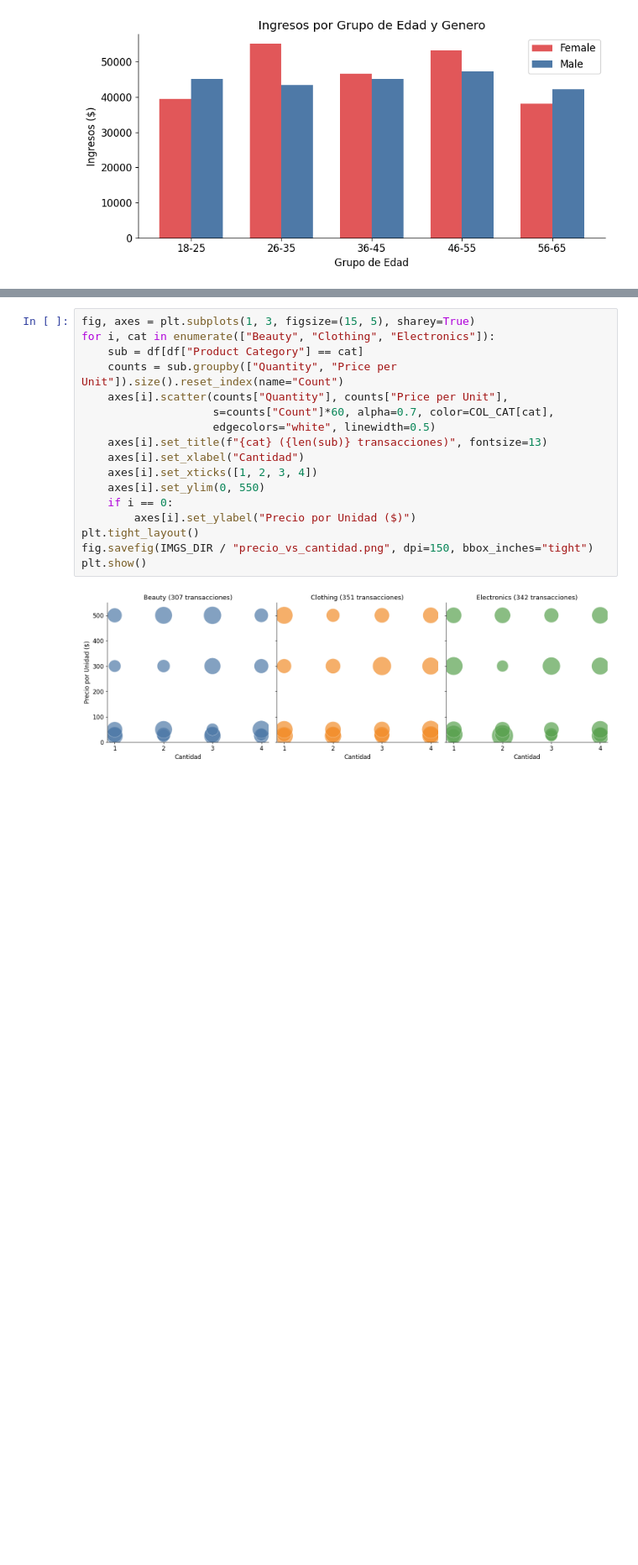
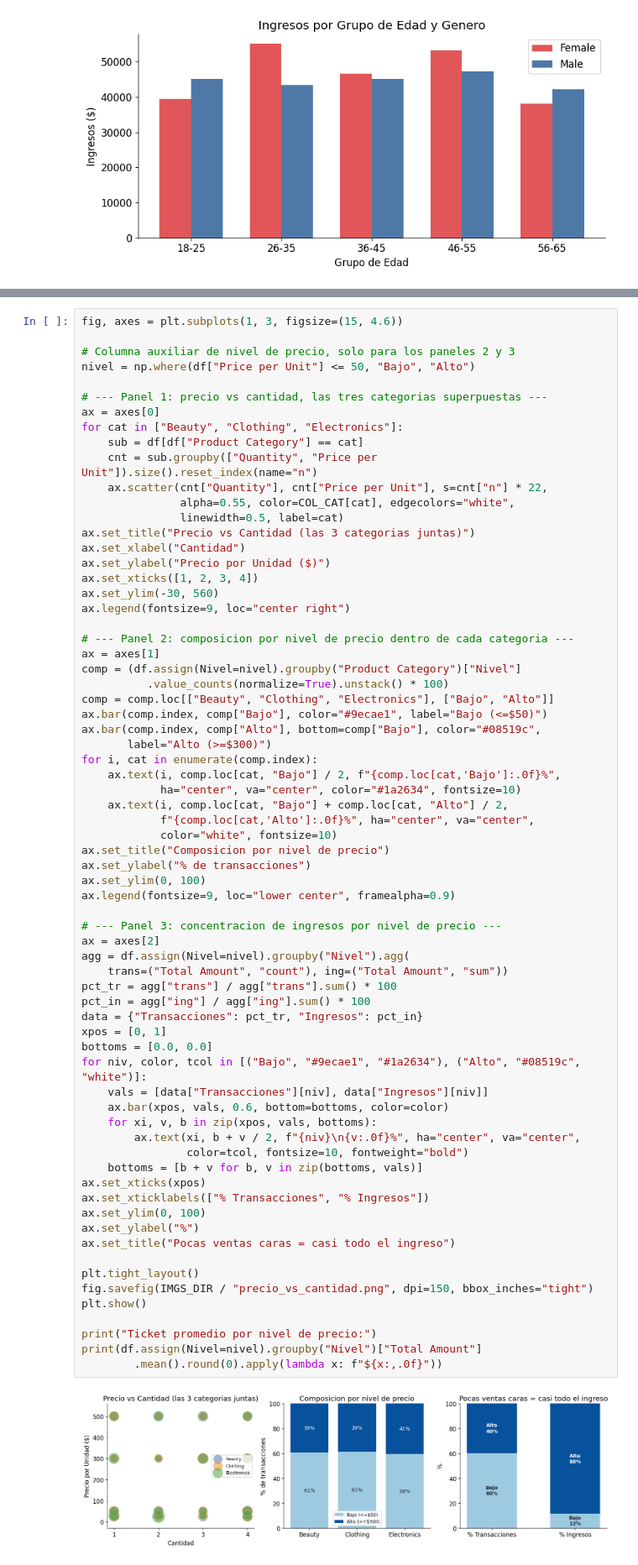
Before and after one commit to AngelEspin/retail-sales-dashboard, a Jupyter notebook: dashboard_streamlit/preprocessing.ipynb, the cells around one changed output, grey strips where cells are left out. Shown at 84% size. Drawn from its saved outputs; the diff is of its cells as text; blank space fills up the shorter version.

```diff
--- a/dashboard_streamlit/preprocessing.ipynb
+++ b/dashboard_streamlit/preprocessing.ipynb
@@ -431,19 +443,71 @@ El scatter que sigue es el que mas nos costo que se entendiera.
 # %%
-fig, axes = plt.subplots(1, 3, figsize=(15, 5), sharey=True)
-for i, cat in enumerate(["Beauty", "Clothing", "Electronics"]):
+fig, axes = plt.subplots(1, 3, figsize=(15, 4.6))
+
+# Columna auxiliar de nivel de precio, solo para los paneles 2 y 3
+nivel = np.where(df["Price per Unit"] <= 50, "Bajo", "Alto")
+
+# --- Panel 1: precio vs cantidad, las tres categorias superpuestas ---
+ax = axes[0]
+for cat in ["Beauty", "Clothing", "Electronics"]:
     sub = df[df["Product Category"] == cat]
-    counts = sub.groupby(["Quantity", "Price per Unit"]).size().reset_index(name="Count")
-    axes[i].scatter(counts["Quantity"], counts["Price per Unit"],
-                    s=counts["Count"]*60, alpha=0.7, color=COL_CAT[cat],
-                    edgecolors="white", linewidth=0.5)
-    axes[i].set_title(f"{cat} ({len(sub)} transacciones)", fontsize=13)
-    axes[i].set_xlabel("Cantidad")
-    axes[i].set_xticks([1, 2, 3, 4])
-    axes[i].set_ylim(0, 550)
-    if i == 0:
-        axes[i].set_ylabel("Precio por Unidad ($)")
+    cnt = sub.groupby(["Quantity", "Price per Unit"]).size().reset_index(name="n")
+    ax.scatter(cnt["Quantity"], cnt["Price per Unit"], s=cnt["n"] * 22,
+               alpha=0.55, color=COL_CAT[cat], edgecolors="white",
+               linewidth=0.5, label=cat)
+ax.set_title("Precio vs Cantidad (las 3 categorias juntas)")
+ax.set_xlabel("Cantidad")
+ax.set_ylabel("Precio por Unidad ($)")
+ax.set_xticks([1, 2, 3, 4])
+ax.set_ylim(-30, 560)
+ax.legend(fontsize=9, loc="center right")
+
+# --- Panel 2: composicion por nivel de precio dentro de cada categoria ---
+ax = axes[1]
+comp = (df.assign(Nivel=nivel).groupby("Product Category")["Nivel"]
+          .value_counts(normalize=True).unstack() * 100)
+comp = comp.loc[["Beauty", "Clothing", "Electronics"], ["Bajo", "Alto"]]
+ax.bar(comp.index, comp["Bajo"], color="#9ecae1", label="Bajo (<=$50)")
+ax.bar(comp.index, comp["Alto"], bottom=comp["Bajo"], color="#08519c",
+       label="Alto (>=$300)")
+for i, cat in enumerate(comp.index):
+    ax.text(i, comp.loc[cat, "Bajo"] / 2, f"{comp.loc[cat,'Bajo']:.0f}%",
+            ha="center", va="center", color="#1a2634", fontsize=10)
+    ax.text(i, comp.loc[cat, "Bajo"] + comp.loc[cat, "Alto"] / 2,
+            f"{comp.loc[cat,'Alto']:.0f}%", ha="center", va="center",
+            color="white", fontsize=10)
+ax.set_title("Composicion por nivel de precio")
+ax.set_ylabel("% de transacciones")
+ax.set_ylim(0, 100)
+ax.legend(fontsize=9, loc="lower center", framealpha=0.9)
+
+# --- Panel 3: concentracion de ingresos por nivel de precio ---
+ax = axes[2]
+agg = df.assign(Nivel=nivel).groupby("Nivel").agg(
+    trans=("Total Amount", "count"), ing=("Total Amount", "sum"))
+pct_tr = agg["trans"] / agg["trans"].sum() * 100
+pct_in = agg["ing"] / agg["ing"].sum() * 100
+data = {"Transacciones": pct_tr, "Ingresos": pct_in}
+xpos = [0, 1]
+bottoms = [0.0, 0.0]
+for niv, color, tcol in [("Bajo", "#9ecae1", "#1a2634"), ("Alto", "#08519c", "white")]:
+    vals = [data["Transacciones"][niv], data["Ingresos"][niv]]
+    ax.bar(xpos, vals, 0.6, bottom=bottoms, color=color)
+    for xi, v, b in zip(xpos, vals, bottoms):
+        ax.text(xi, b + v / 2, f"{niv}\n{v:.0f}%", ha="center", va="center",
+                color=tcol, fontsize=10, fontweight="bold")
+    bottoms = [b + v for b, v in zip(bottoms, vals)]
+ax.set_xticks(xpos)
+ax.set_xticklabels(["% Transacciones", "% Ingresos"])
+ax.set_ylim(0, 100)
+ax.set_ylabel("%")
+ax.set_title("Pocas ventas caras = casi todo el ingreso")
+
 plt.tight_layout()
 fig.savefig(IMGS_DIR / "precio_vs_cantidad.png", dpi=150, bbox_inches="tight")
 plt.show()
+
+print("Ticket promedio por nivel de precio:")
+print(df.assign(Nivel=nivel).groupby("Nivel")["Total Amount"]
+        .mean().round(0).apply(lambda x: f"${x:,.0f}"))
 # %% [output]
-[figure, old version]
+[figure, new version]
```
Also changed, not shown: parts of 8 cells of this notebook, 1 other file.
